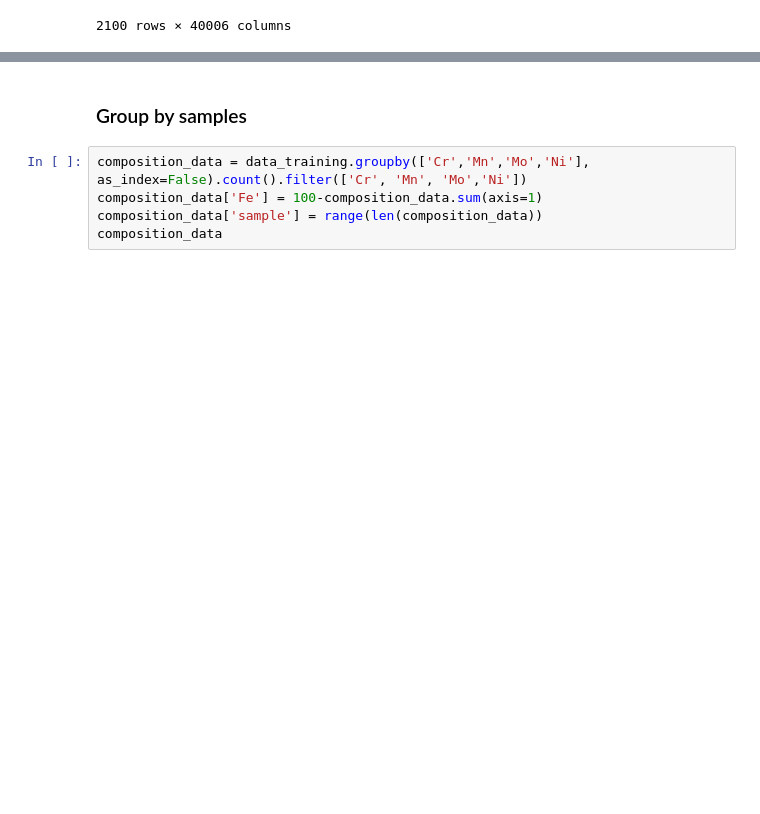
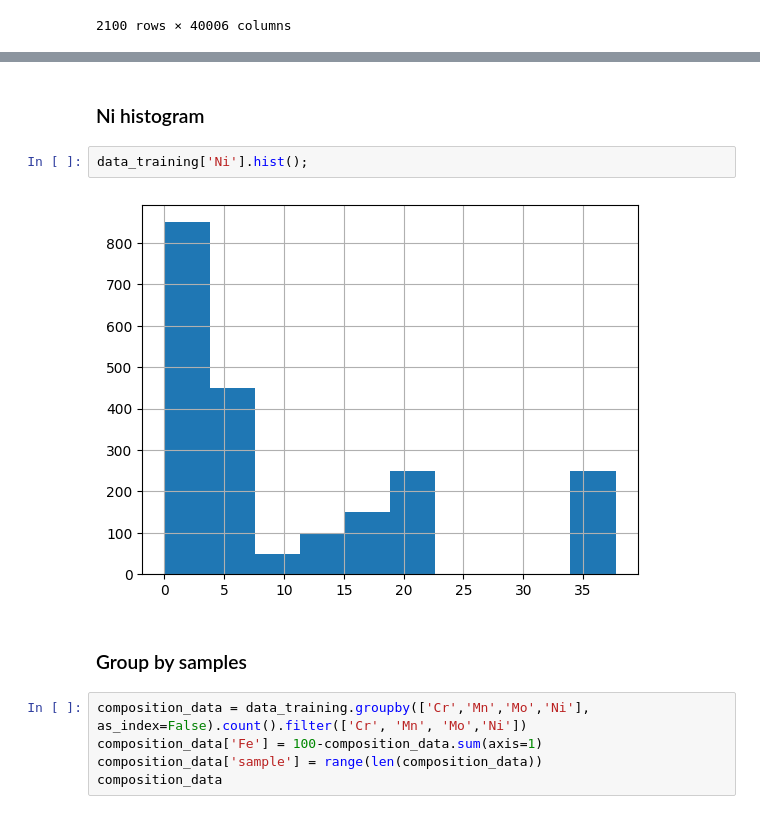
Before and after one commit to MKastek/ML-LIBS, a Jupyter notebook: notebooks/dataset-analysis.ipynb, the cells around one changed output, grey strips where cells are left out. Saved outputs shown, nothing was run; the diff lists cells and outputs as text; blank space fills up the shorter version.

```diff
--- a/notebooks/dataset-analysis.ipynb
+++ b/notebooks/dataset-analysis.ipynb
@@ -121,3 +50,9 @@ data_training
+# %% [markdown]
+### Ni histogram
+# %%
+data_training['Ni'].hist();
+# %% [output]
+[figure, added]
 # %% [markdown]
 ### Group by samples
 # %%
```
Also changed, not shown: parts of 59 cells of this notebook.
